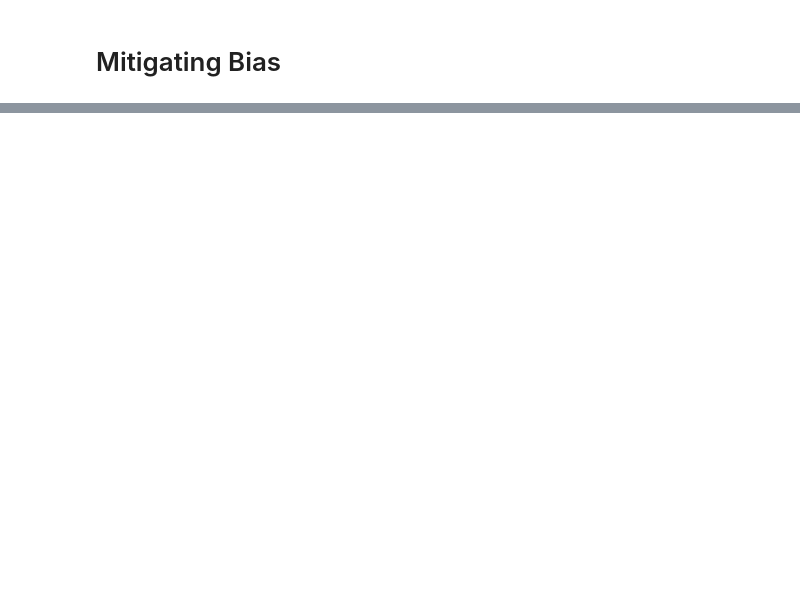
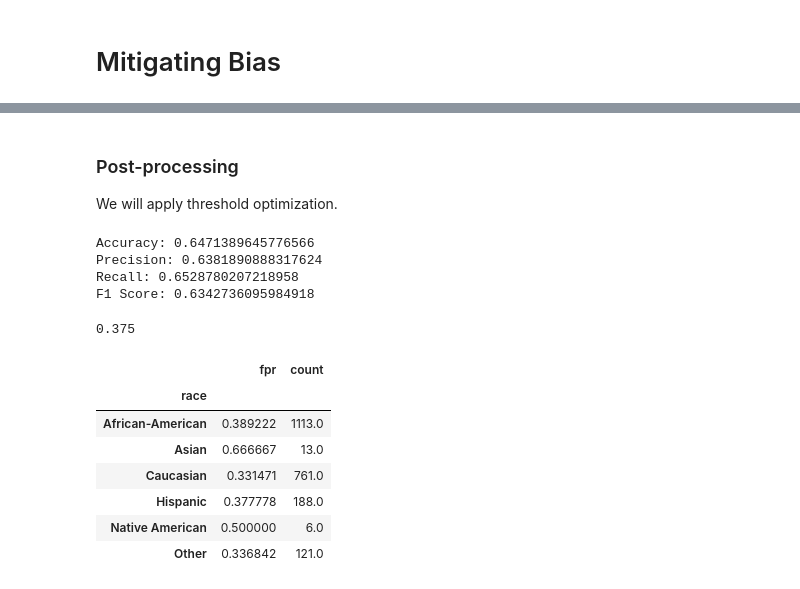
Before and after one commit to Innoccull/compas, a Jupyter notebook: compas analysis.ipynb, the cells around one changed output, grey strips where cells are left out. Saved outputs shown, nothing was run; the diff lists cells and outputs as text; code cells hidden in the pictures; blank space fills up the shorter version.

```diff
--- a/compas analysis.ipynb
+++ b/compas analysis.ipynb
@@ -257,0 +412,4 @@ There are significant disparities across groups for both false positive and true
+# %% [markdown]
+### Post-processing
+
+We will apply threshold optimization.
@@ -257,0 +431,60 @@ There are significant disparities across groups for both false positive and true
+# %%
+#assess model
+
+sensitive_features = x_test['race']
+
+#model performance
+y_pred = fair_ebm.predict(x_test, sensitive_features=sensitive_features)
+
+# Assess the model's performance
+accuracy = accuracy_score(y_test, y_pred)
+precision = precision_score(y_test, y_pred, average='macro')
+recall = recall_score(y_test, y_pred, average='macro')
+f1 = f1_score(y_test, y_pred, average='macro')
+
+# Print the performance metrics
+print("Accuracy:", accuracy)
+print("Precision:", precision)
+print("Recall:", recall)
+print("F1 Score:", f1)
+# %% [output]
+Accuracy: 0.6471389645776566
+Precision: 0.6381890888317624
+Recall: 0.6528780207218958
+F1 Score: 0.6342736095984918
+# %%
+#define sensitive features
+sf_data = x_test['race']
+
+#common metrics
+metrics = {
+    'fpr' : false_positive_rate,
+    'count' : count
+}
+
+metric_frame = MetricFrame(
+    metrics=metrics,
+    y_true = y_test,
+    y_pred = y_pred,
+    sensitive_features = sf_data
+)
+
+
+#equalised odds
+eq_odds = equalized_odds_difference(y_test, y_pred,sensitive_features=sf_data)
+
+print(eq_odds)
+# %% [output]
+0.375
+# %%
+#view metrics
+metric_frame.by_group
+# %% [output]
+|  | fpr | count |
+| race |  |  |
+| African-American | 0.389222 | 1113.0 |
+| Asian | 0.666667 | 13.0 |
+| Caucasian | 0.331471 | 761.0 |
+| Hispanic | 0.377778 | 188.0 |
+| Native American | 0.500000 | 6.0 |
+| Other | 0.336842 | 121.0 |
```
Also changed, not shown: parts of 49 cells of this notebook.
